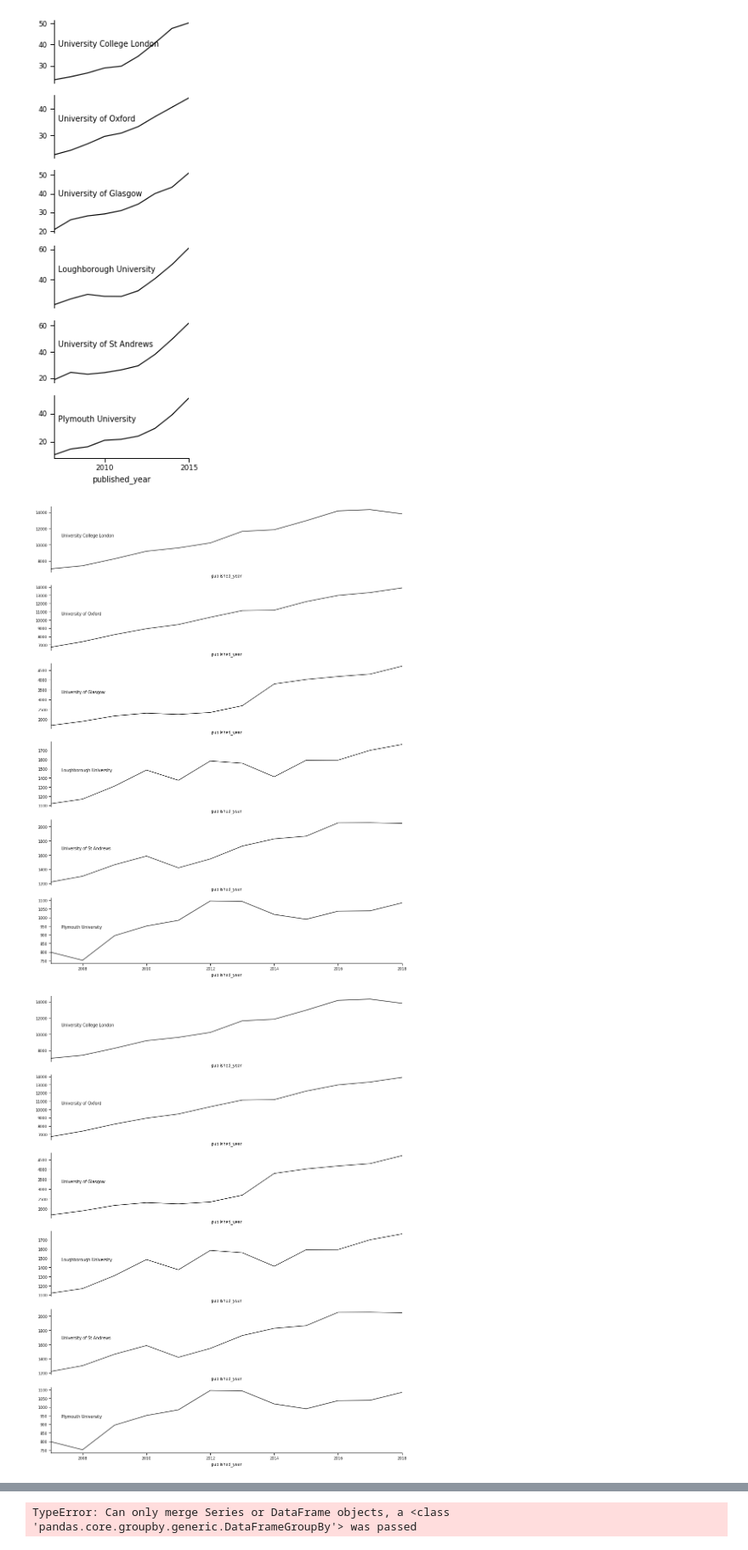
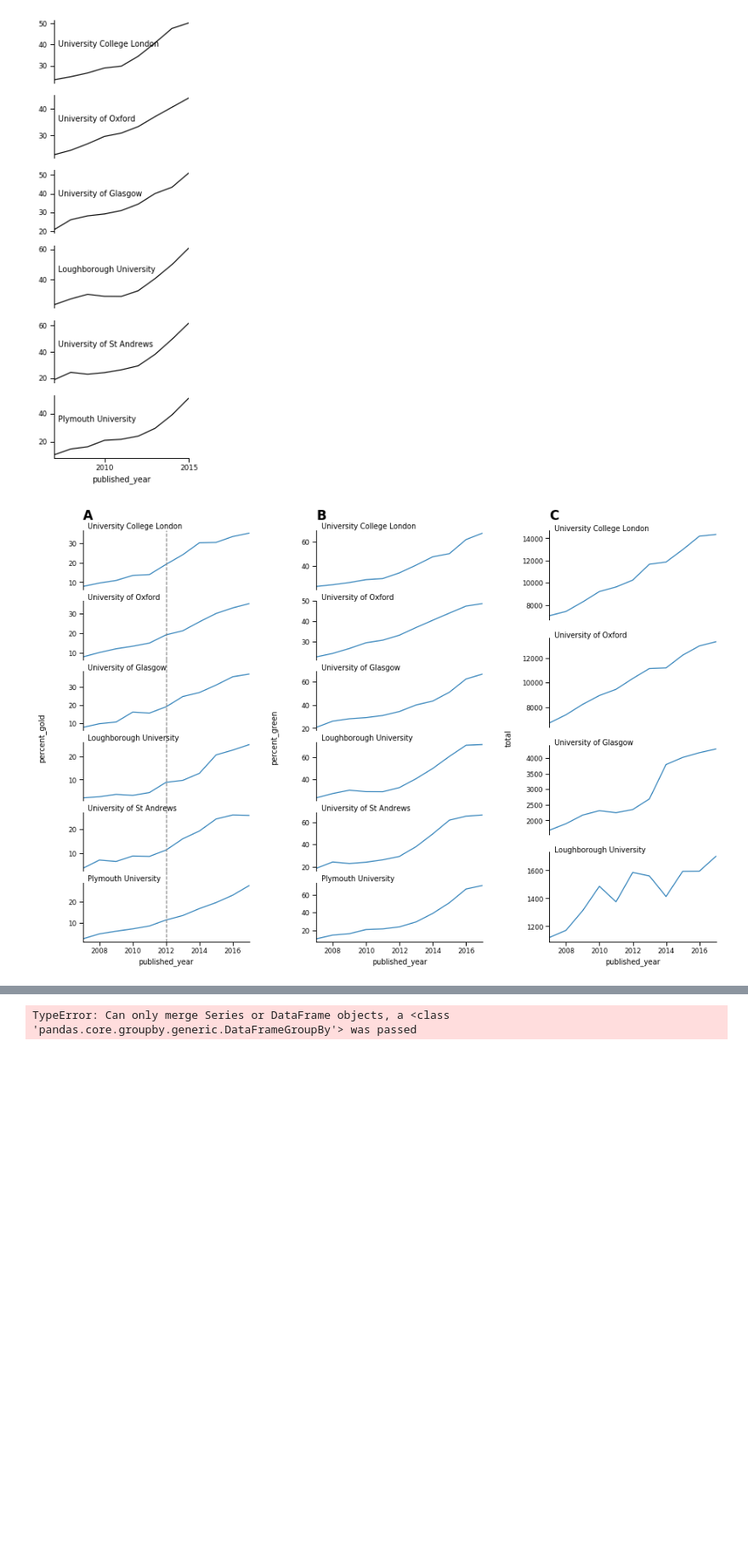
Before and after one commit to The-Academic-Observatory/observatory-platform, a Jupyter notebook: academic_observatory/analysis/Observatory Charts.ipynb, the cells around one changed output, grey strips where cells are left out. Shown at 85% size. Saved outputs shown, nothing was run; the diff lists cells and outputs as text; code cells hidden in the pictures; blank space fills up the shorter version.

```diff
--- a/academic_observatory/analysis/Observatory Charts.ipynb
+++ b/academic_observatory/analysis/Observatory Charts.ipynb
@@ -143,56 +147,51 @@ t.plot(xticks=[2010,2015], figsize=(3,10))
 # %% [output]
 [figure]
 # %%
-##BROKEN##
-
-params = [
+plots = [
             {
-            'chart_class': TimePlot,
-            'year_range': (2007,2019),
+            'year_range': (2007,2018),
             'unis': [
                 'grid.83440.3b', # University College London
                 'grid.4991.5', # University of Oxford
                 'grid.8756.c', # University of Glasgow
                 'grid.6571.5', # Loughborough University
                 'grid.11914.3c', # University of St Andrews
                 'grid.11201.33', #Plymouth University
                     ],
-            'plot_column': 'percent_gold'
+            'y_column': 'percent_gold',
+            'markerline' : 2012
             },
             {
-            'chart_class': TimePlot,
-            'year_range': (2007,2019),
+            'year_range': (2007,2018),
             'unis': [
                 'grid.83440.3b', # University College London
                 'grid.4991.5', # University of Oxford
                 'grid.8756.c', # University of Glasgow
                 'grid.6571.5', # Loughborough University
                 'grid.11914.3c', # University of St Andrews
                 'grid.11201.33', #Plymouth University
                     ],
-            'plot_column': 'percent_green'
+            'y_column': 'percent_green'
             },
             {
-            'chart_class': TimePlot,
-            'year_range': (2007,2019),
+            'year_range': (2007,2018),
             'unis': [
                 'grid.83440.3b', # University College London
                 'grid.4991.5', # University of Oxford
                 'grid.8756.c', # University of Glasgow
-                'grid.6571.5', # Loughborough University
-                'grid.11914.3c', # University of St Andrews
-                'grid.11201.33', #Plymouth University
+                'grid.6571.5' # Loughborough University
+                #'grid.11914.3c', # University of St Andrews
+                #'grid.11201.33', #Plymouth University
                     ],
-            'plot_column': 'total'
+            'y_column': 'total'
             }
 ]
 
-tp = Layout(test_data, params)
+tp = TimePlotLayout(test_data, plots)
 tp.process_data()
-tp.plot(wspace=1.36)
+tp.plot(figsize=(15,10), wspace=0.4, ylabel_adjustment=0.05, panel_labels=True, panellable_adjustment=0.02)
 # %% [output]
-[figure, old version]
+[figure, new version]
-[figure, removed]
 # %%
 comparison = [
                 'grid.83440.3b', # University College London
```
Also changed, not shown: parts of 9 cells of this notebook, 1 other file.
